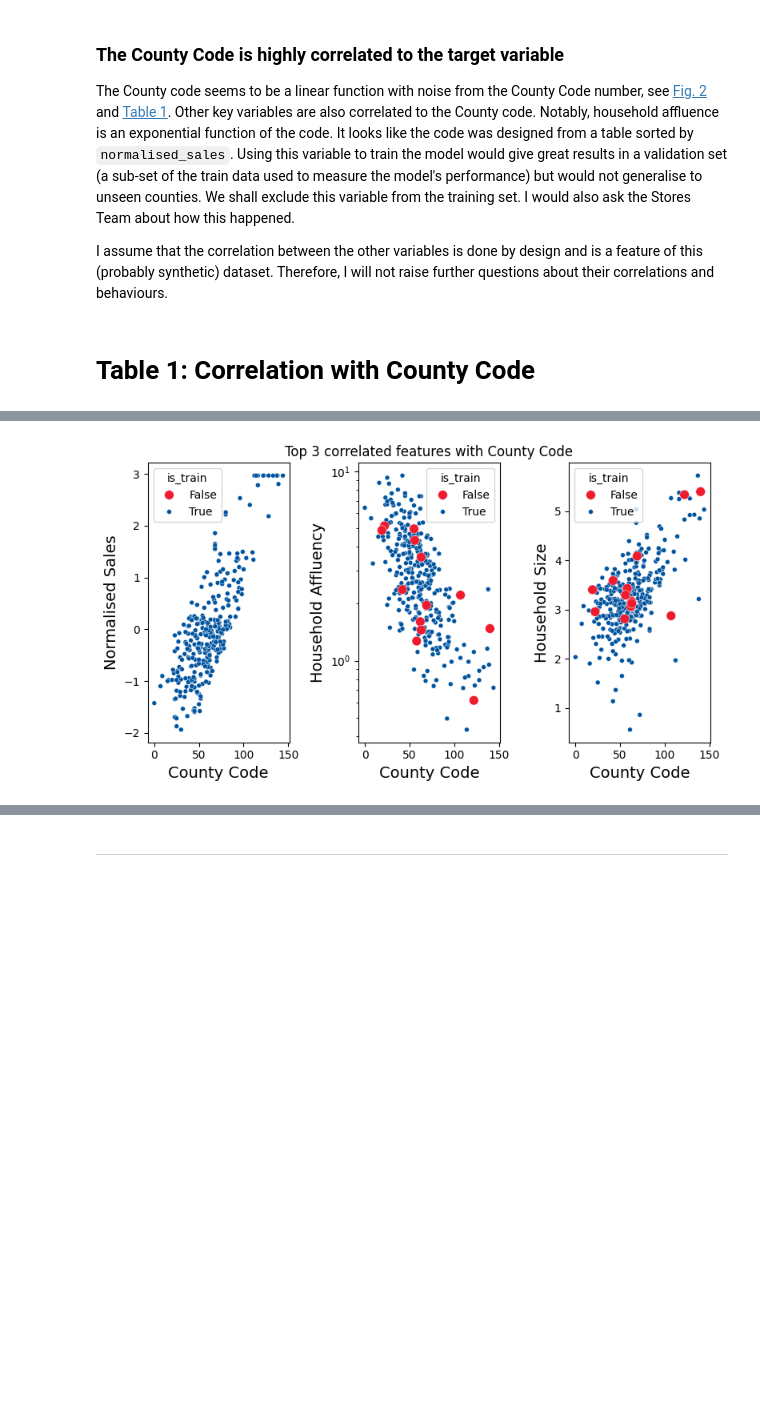
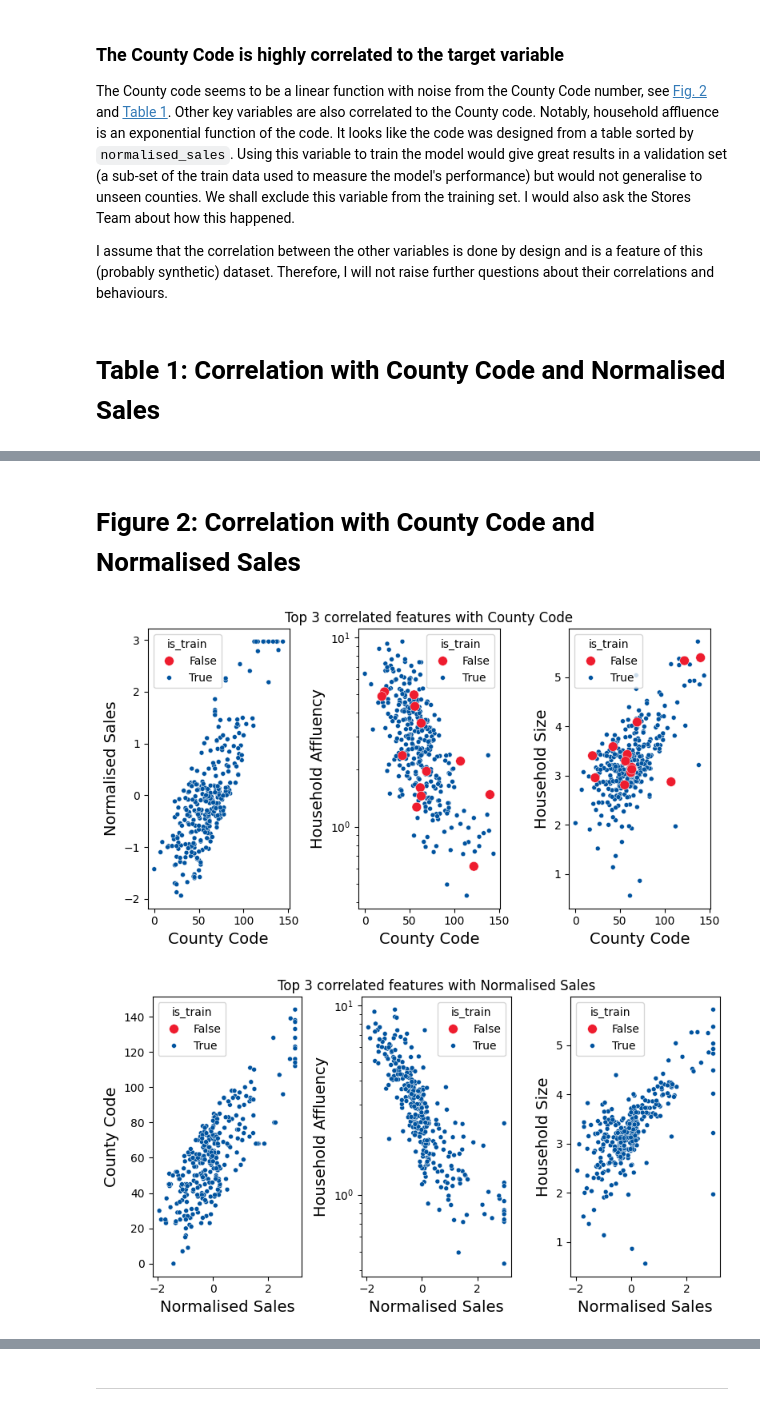
Before and after one commit to garciadias/tesco_ds, a Jupyter notebook: notebooks/my_solution.ipynb, the cells around one changed output, grey strips where cells are left out. Saved outputs shown, nothing was run; the diff lists cells and outputs as text; code cells hidden in the pictures; blank space fills up the shorter version.

```diff
--- a/notebooks/my_solution.ipynb
+++ b/notebooks/my_solution.ipynb
@@ -92,12 +105,13 @@ I assume that the correlation between the other variables is done by design and
 Therefore, I will not raise further questions about their correlations and behaviours.
 # %%
 df["county_code"] = df["county"].astype("int")
-fig, count_correlated_features = top_correlated_features(df, target="county_code", n_top=3)
-display(Markdown("# Table 1: Correlation with County Code"))
-display(Markdown(count_correlated_features.to_markdown()))
-display(Markdown("# Figure 2: Correlation with County Code"))
+fig_2a, count_correlated_features = top_correlated_features(df, target="county_code", n_top=3)
+fig_2b, sales_correlated_features = top_correlated_features(df, target="normalised_sales", n_top=3)
+display(Markdown("# Table 1: Correlation with County Code and Normalised Sales"))
+display(Markdown(count_correlated_features.to_markdown()), Markdown(sales_correlated_features.to_markdown()))
+display(Markdown("# Figure 2: Correlation with County Code and Normalised Sales"))
 # %% [output]
-# Table 1: Correlation with County Code
+# Table 1: Correlation with County Code and Normalised Sales
 |                       |   Correlation with County Code |
 |:----------------------|-------------------------------:|
 | county_code           |                      1         |
@@ -117 +145,3 @@ display(Markdown("# Figure 2: Correlation with County Code"))
+# Figure 2: Correlation with County Code and Normalised Sales
 [figure]
+[figure, added]
```
Also changed, not shown: parts of 13 cells of this notebook, 7 other files.
